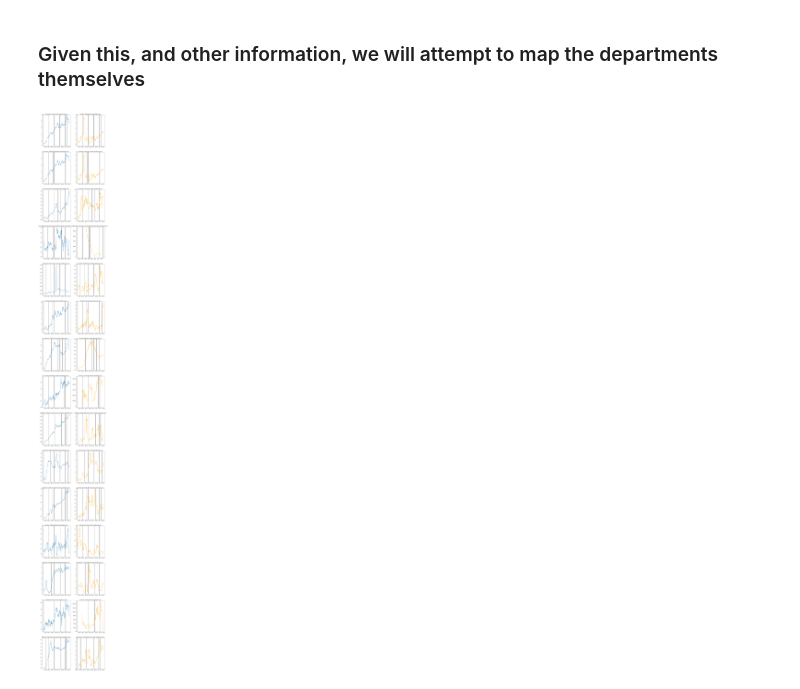
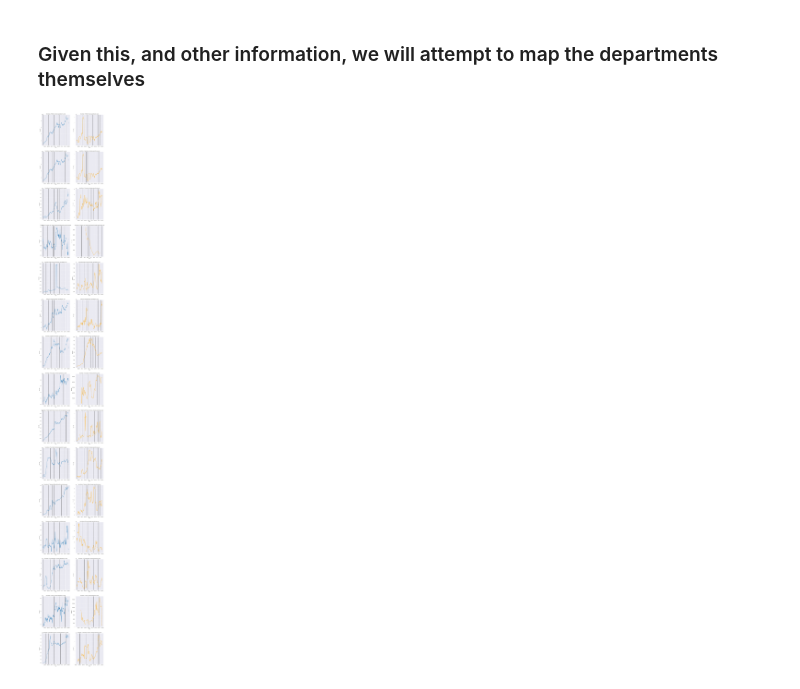
Before and after one commit to C7C8/ds3001-critter-analysis, a Jupyter notebook: notebooks/cabinet-date-changes.ipynb, the cells around one changed output. Cells and saved outputs as stored; diff of their text form; code cells hidden in the pictures.

Commit message:
Use seaborn for cabinet date changes graphs

```diff
--- a/notebooks/cabinet-date-changes.ipynb
+++ b/notebooks/cabinet-date-changes.ipynb
@@ -3,8 +3,8 @@ import pandas
 
 pandas.set_option("display.max_rows", None, "display.max_columns", None)
 # %%
-agency_spending_data = pandas.read_csv('../data/Aggregate_federal_spending_country_month_agency.csv')
-cabinet_data = pandas.read_csv('../data/cabinet.csv')
+agency_spending_data = pandas.read_csv('../data/csv/Aggregate_federal_spending_country_month_agency.csv')
+cabinet_data = pandas.read_csv('../data/csv/cabinet.csv')
 # %% [markdown]
 ### First, we will look for the unique departments and positions within both datasets.
 # %%
@@ -86,7 +86,7 @@ import numpy
 
 # Given a dataframe that contains year and month, add a new column called "relative_date" that
 # represents the month/year combo as a decimal relative to the current year.
-def add_relative_date_to_dataframe(dataframe: pandas.DataFrame) -> None:
+def add_relative_date_to_df(dataframe: pandas.DataFrame) -> None:
     T = TypeVar('T')
     def convert_to_int_if_possible(value: T) -> Union[int, T]:
         try:
@@ -116,51 +116,56 @@ def add_missing_entries_for_agency(dataframe: pandas.DataFrame) -> None:
     return pandas.concat([dataframe, missing_items]).sort_values('relative_date')
 # %%
 from matplotlib import pyplot as plt
+import seaborn as sns
 import math
 
+sns.set_style("darkgrid")
 spending_by_cabinet_figure = plt.figure(figsize=(14, 128))
-add_relative_date_to_dataframe(agency_spending_data)
+add_relative_date_to_df(agency_spending_data)
 for i, position in enumerate(position_agency_mappings.keys()):
     domestic_plot = spending_by_cabinet_figure.add_subplot(len(position_agency_mappings), 2, i * 2 + 1)
     foreign_plot = spending_by_cabinet_figure.add_subplot(len(position_agency_mappings), 2, i * 2 + 2)
 
     cabinet_position_dates = cabinet_data[cabinet_data['Position'] == position].sort_values('Confirmed')['Confirmed']
     for date in cabinet_position_dates:
         if isinstance(date, float) and math.isnan(date):
             continue
 
         relative_year = convert_date_to_be_relative_year(date)
         for plot in [domestic_plot, foreign_plot]:
             plot.axvline(relative_year, color='black')
 
     agency_spending = agency_spending_data[
         (agency_spending_data['agency'] == position_agency_mappings[position])
         # Filter out valid years
         & (agency_spending_data['year'] < 2020)
         & (agency_spending_data['year'] >= 2000)
     ]
 
     domestic_spending = agency_spending[agency_spending['country'] == 'USA']
     # Add missing dates before performing normalization - doing makes a moving average more accurate
     domestic_spending = add_missing_entries_for_agency(domestic_spending[['sum', 'relative_date']])
 
     foreign_spending = agency_spending[agency_spending['country'] != 'USA'].groupby(['relative_date'], as_index=False)['sum'].sum()
     foreign_spending.reset_index()
     # Add missing dates before performing normalization - doing makes a moving average more accurate
     foreign_spending = add_missing_entries_for_agency(foreign_spending)
 
-    domestic_plot.plot(
-        domestic_spending['relative_date'],
-        domestic_spending['sum'].rolling(12).mean(),
+    chart = sns.lineplot(
+        x=domestic_spending["relative_date"],
+        y=domestic_spending["sum"].rolling(12).mean(),
+        ax=domestic_plot
     )
-    domestic_plot.set_title(position + ' domestic spending by year')
-    foreign_plot.plot(
-        foreign_spending['relative_date'],
-        foreign_spending['sum'].rolling(12).mean(),
-        color='orange'
+    chart.set_title(position + ' domestic spending by year')
+    chart.set(xlabel="Year", ylabel="Sum ($)")
+    chart = sns.lineplot(
+        x=foreign_spending['relative_date'],
+        y=foreign_spending['sum'].rolling(12).mean(),
+        color='orange',
+        ax=foreign_plot
     )
-    foreign_plot.set_title(position + ' foreign spending by year')
-
+    chart.set_title(position + ' foreign spending by year')
+    chart.set(xlabel="Year", ylabel="Sum ($)")
 plt.show()
 # %% [output]
-[figure, old version]
+[figure, new version]
```
